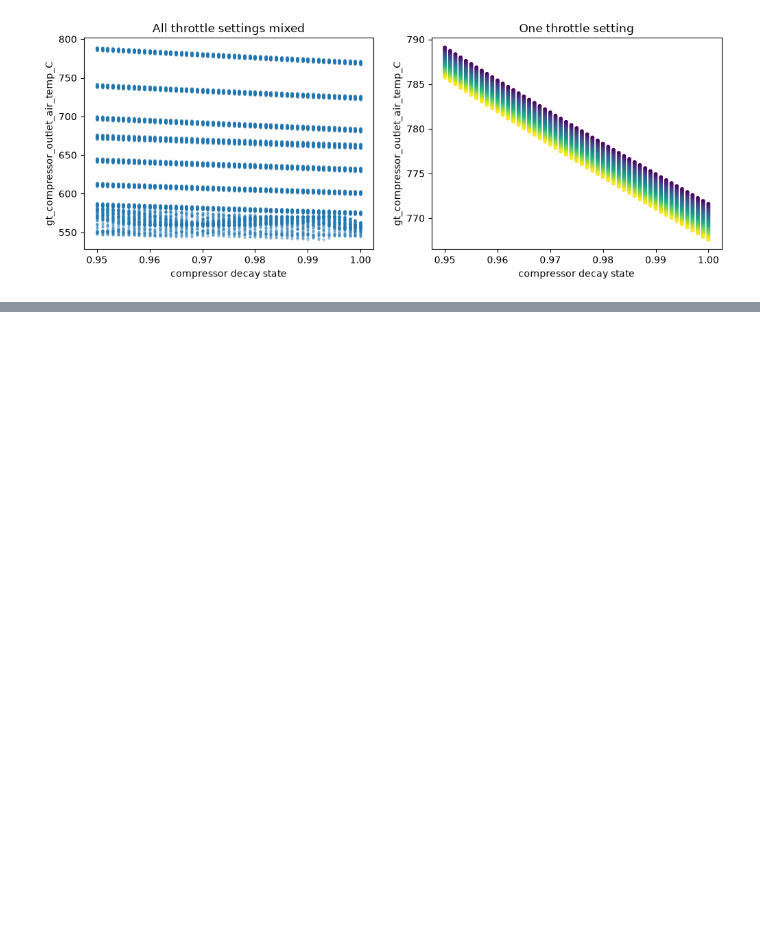
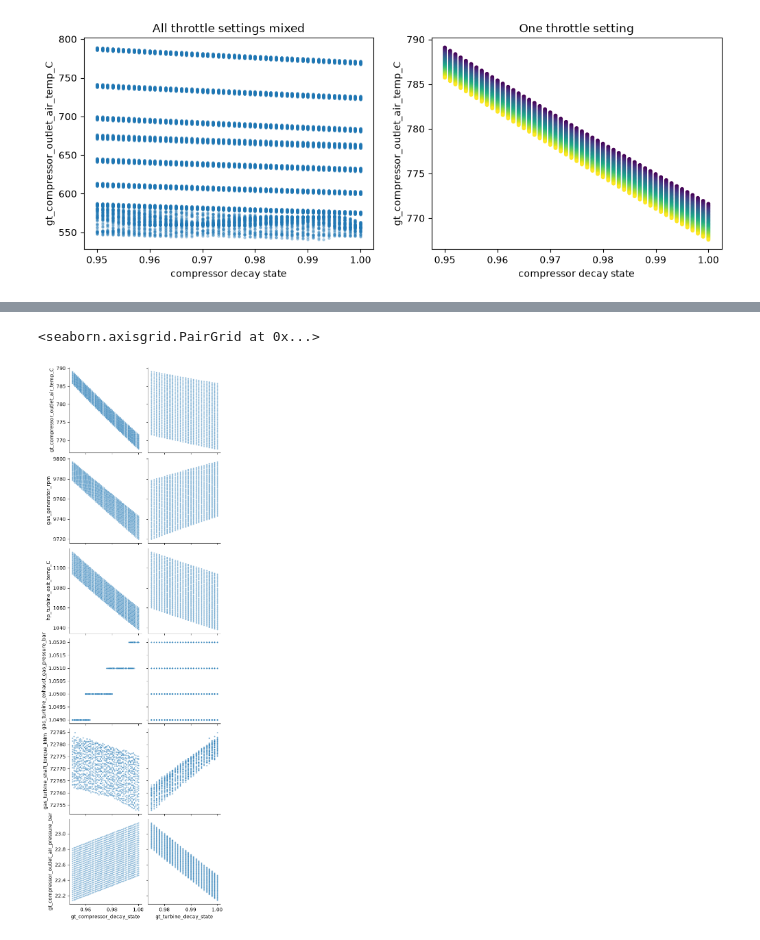
Before and after one commit to marcomanzanilla/Naval-Propulsion-Pipeline, a Jupyter notebook: notebooks/01_explore.ipynb, the cells around one changed output, grey strips where cells are left out. Saved outputs shown, nothing was run; the diff lists cells and outputs as text; code cells hidden in the pictures; blank space fills up the shorter version.

```diff
--- a/notebooks/01_explore.ipynb
+++ b/notebooks/01_explore.ipynb
@@ -148,0 +217,11 @@ gt_compressor_outlet_air_temp_C
+# %%
+sensors = ["gt_compressor_outlet_air_temp_C", "gas_generator_rpm",
+           "hp_turbine_exit_temp_C", "gas_turbine_exhaust_gas_pressure_bar",
+           "gas_turbine_shaft_torque_kNm", "gt_compressor_outlet_air_pressure_bar"]
+
+g = sns.pairplot(sub, x_vars=targets, y_vars=sensors, height=2.7,
+                 plot_kws={"s": 8, "alpha": 0.5})
+g.savefig("../reports/figures/04_decay_vs_sensors_matrix.png", dpi=150, bbox_inches="tight")
+# %% [output]
+<seaborn.axisgrid.PairGrid at 0x...>
+[figure, added]
```
Also changed, not shown: parts of 15 cells of this notebook, 4 other files.
